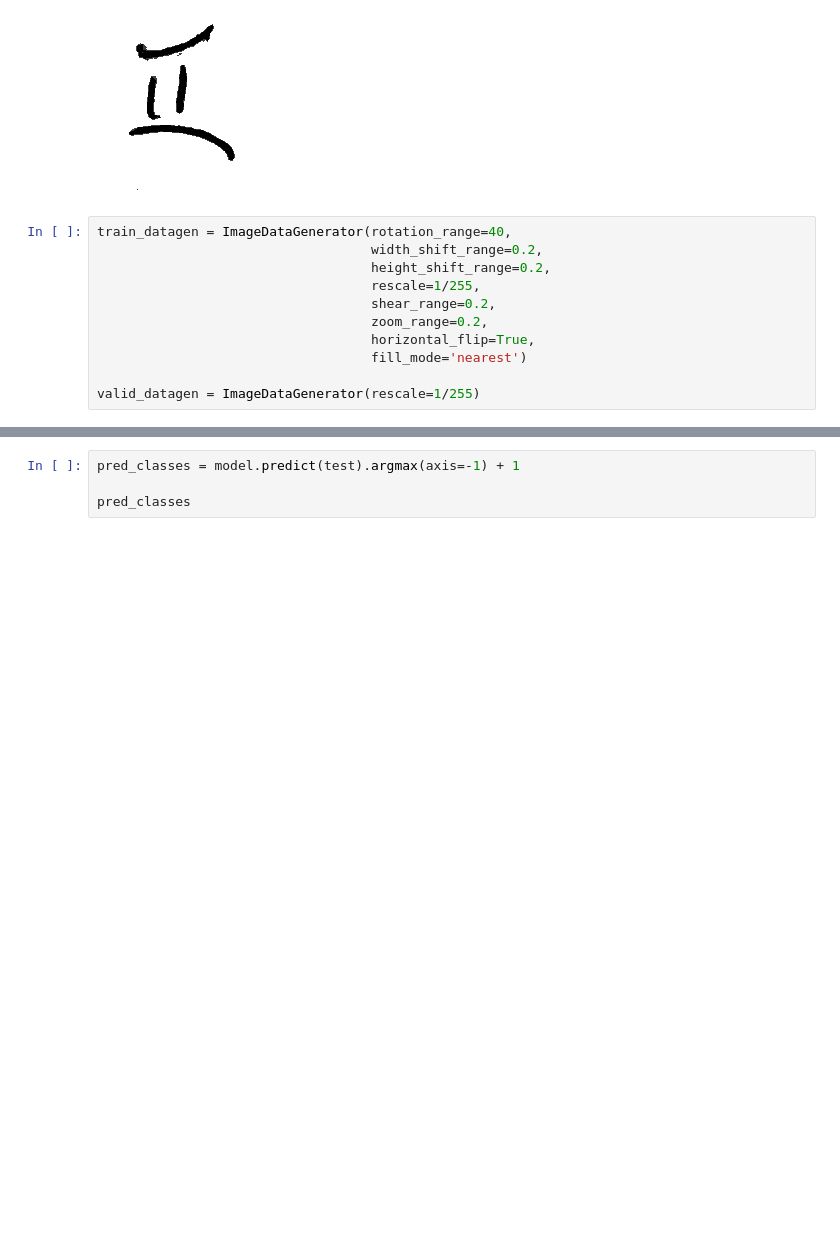
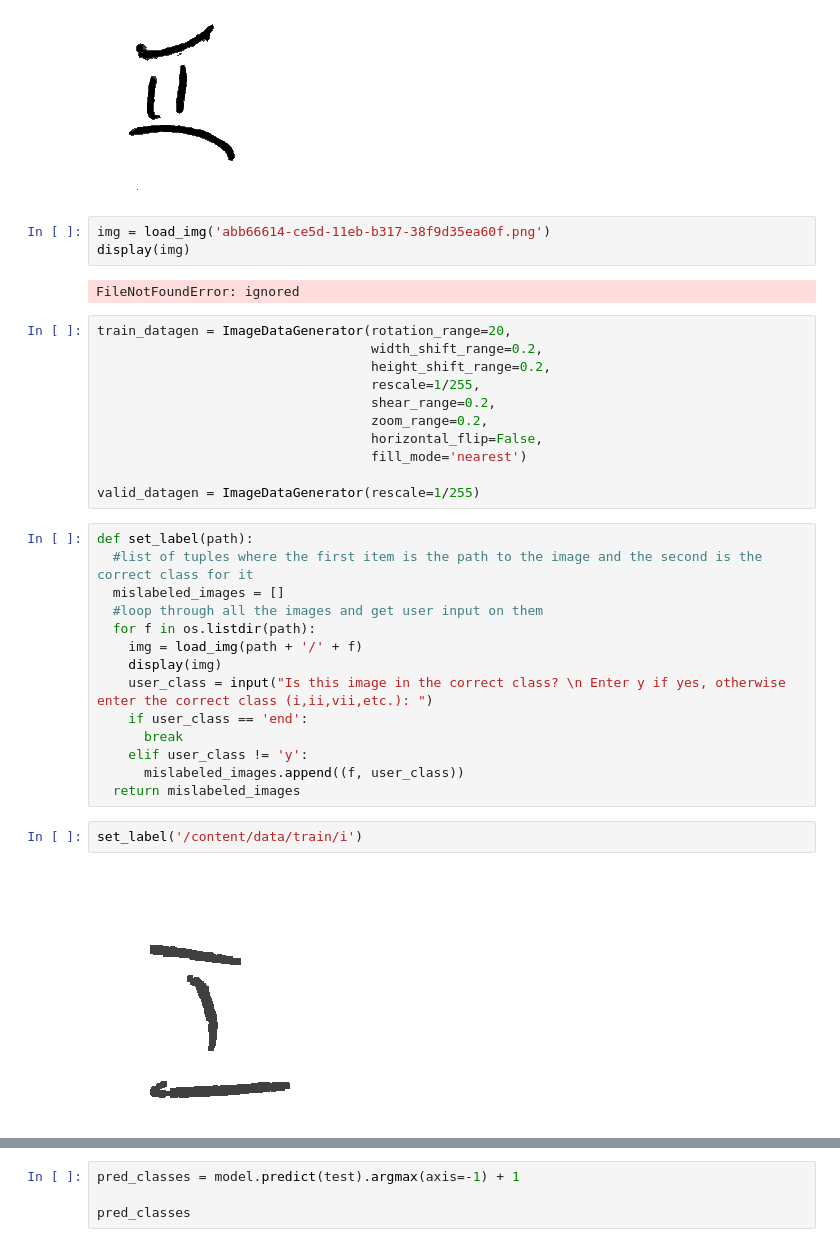
Before and after one commit to millers1389/data-centric-ai-1, a Jupyter notebook: data_centric_ai_comp.ipynb, the cells around one changed output, grey strips where cells are left out. Saved outputs shown, nothing was run; the diff lists cells and outputs as text; blank space fills up the shorter version.

Commit message:
updates and function to sort images

```diff
--- a/data_centric_ai_comp.ipynb
+++ b/data_centric_ai_comp.ipynb
@@ -64,16 +66,39 @@ img_pil_from_numpy_array
 # %% [output]
 shape (186, 195, 3)
 [figure]
+# %%
+img = load_img('abb66614-ce5d-11eb-b317-38f9d35ea60f.png')
+display(img)
+# %% [output]
+FileNotFoundError: ignored
 # %%
-train_datagen = ImageDataGenerator(rotation_range=40,
+train_datagen = ImageDataGenerator(rotation_range=20,
                                    width_shift_range=0.2,
                                    height_shift_range=0.2,
                                    rescale=1/255,
                                    shear_range=0.2,
                                    zoom_range=0.2,
-                                   horizontal_flip=True,
+                                   horizontal_flip=False,
                                    fill_mode='nearest')
 
 valid_datagen = ImageDataGenerator(rescale=1/255)
+# %%
+def set_label(path):
+  #list of tuples where the first item is the path to the image and the second is the correct class for it
+  mislabeled_images = []
+  #loop through all the images and get user input on them
+  for f in os.listdir(path):
+    img = load_img(path + '/' + f)
+    display(img)
+    user_class = input("Is this image in the correct class? \n Enter y if yes, otherwise enter the correct class (i,ii,vii,etc.): ")
+    if user_class == 'end':
+      break
+    elif user_class != 'y':
+      mislabeled_images.append((f, user_class))
+  return mislabeled_images
+# %%
+set_label('/content/data/train/i')
+# %% [output]
+[figure, added]
 # %%
 class_names=["i", "ii", "iii", "iv", "v", "vi", "vii", "viii", "ix", "x"]
```
Also changed, not shown: parts of 4 cells of this notebook.
